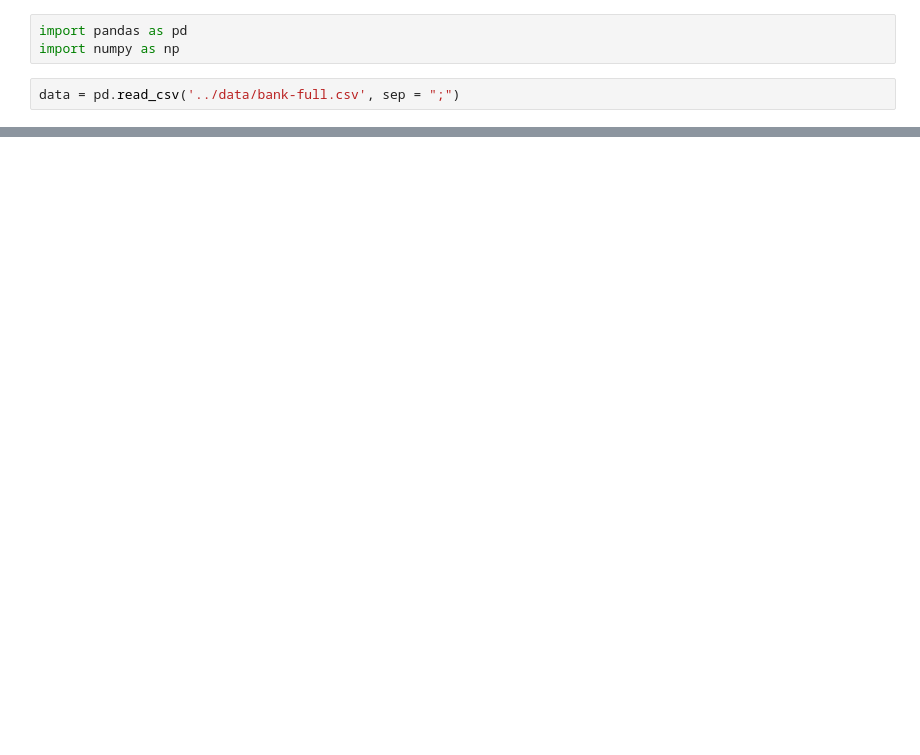
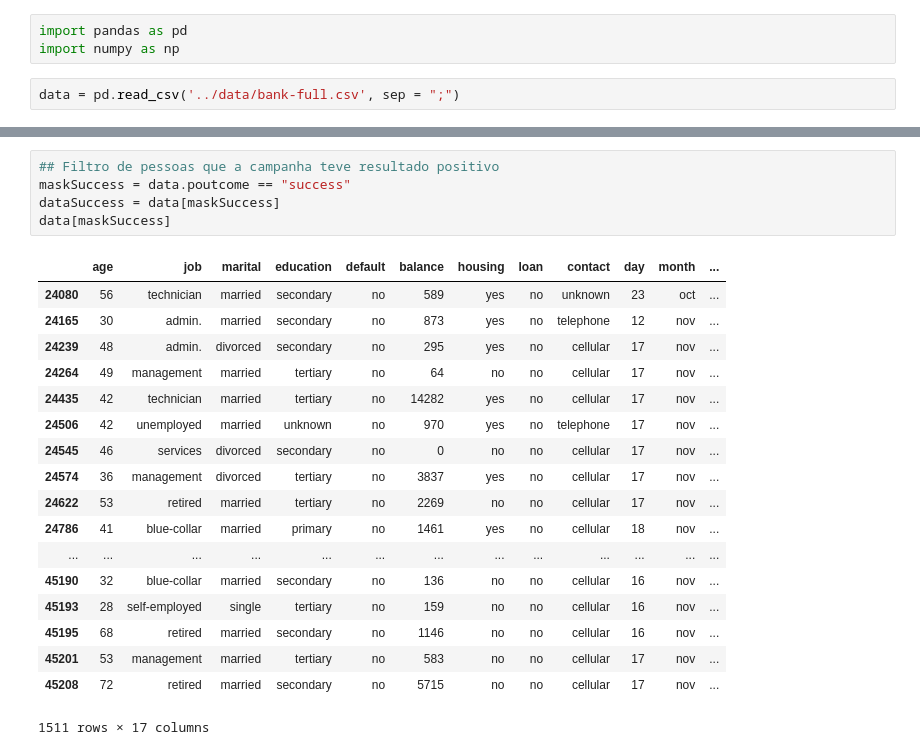
Before and after one commit to Fernando-de-Oliveira/FIAP-2TIN, a Jupyter notebook: 03-Solução_GoodFit/notebooks/nac1.ipynb, the cells around one changed output, grey strips where cells are left out. Saved outputs shown, nothing was run; the diff lists cells and outputs as text; blank space fills up the shorter version.

```diff
--- a/03-Solução_GoodFit/notebooks/nac1.ipynb
+++ b/03-Solução_GoodFit/notebooks/nac1.ipynb
@@ -38,0 +41,24 @@ data.describe()
+# %%
+## Filtro de pessoas que a campanha teve resultado positivo
+maskSuccess = data.poutcome == "success"
+dataSuccess = data[maskSuccess]
+data[maskSuccess]
+# %% [output]
+|  | age | job | marital | education | default | balance | housing | loan | contact | day | month | ... |
+| 24080 | 56 | technician | married | secondary | no | 589 | yes | no | unknown | 23 | oct | ... |
+| 24165 | 30 | admin. | married | secondary | no | 873 | yes | no | telephone | 12 | nov | ... |
+| 24239 | 48 | admin. | divorced | secondary | no | 295 | yes | no | cellular | 17 | nov | ... |
+| 24264 | 49 | management | married | tertiary | no | 64 | no | no | cellular | 17 | nov | ... |
+| 24435 | 42 | technician | married | tertiary | no | 14282 | yes | no | cellular | 17 | nov | ... |
+| 24506 | 42 | unemployed | married | unknown | no | 970 | yes | no | telephone | 17 | nov | ... |
+| 24545 | 46 | services | divorced | secondary | no | 0 | no | no | cellular | 17 | nov | ... |
+| 24574 | 36 | management | divorced | tertiary | no | 3837 | yes | no | cellular | 17 | nov | ... |
+| 24622 | 53 | retired | married | tertiary | no | 2269 | no | no | cellular | 17 | nov | ... |
+| 24786 | 41 | blue-collar | married | primary | no | 1461 | yes | no | cellular | 18 | nov | ... |
+| ... | ... | ... | ... | ... | ... | ... | ... | ... | ... | ... | ... | ... |
+| 45190 | 32 | blue-collar | married | secondary | no | 136 | no | no | cellular | 16 | nov | ... |
+| 45193 | 28 | self-employed | single | tertiary | no | 159 | no | no | cellular | 16 | nov | ... |
+| 45195 | 68 | retired | married | secondary | no | 1146 | no | no | cellular | 16 | nov | ... |
+| 45201 | 53 | management | married | tertiary | no | 583 | no | no | cellular | 17 | nov | ... |
+| 45208 | 72 | retired | married | secondary | no | 5715 | no | no | cellular | 17 | nov | ... |
+1511 rows × 17 columns
```
Also changed, not shown: parts of 12 cells of this notebook.
